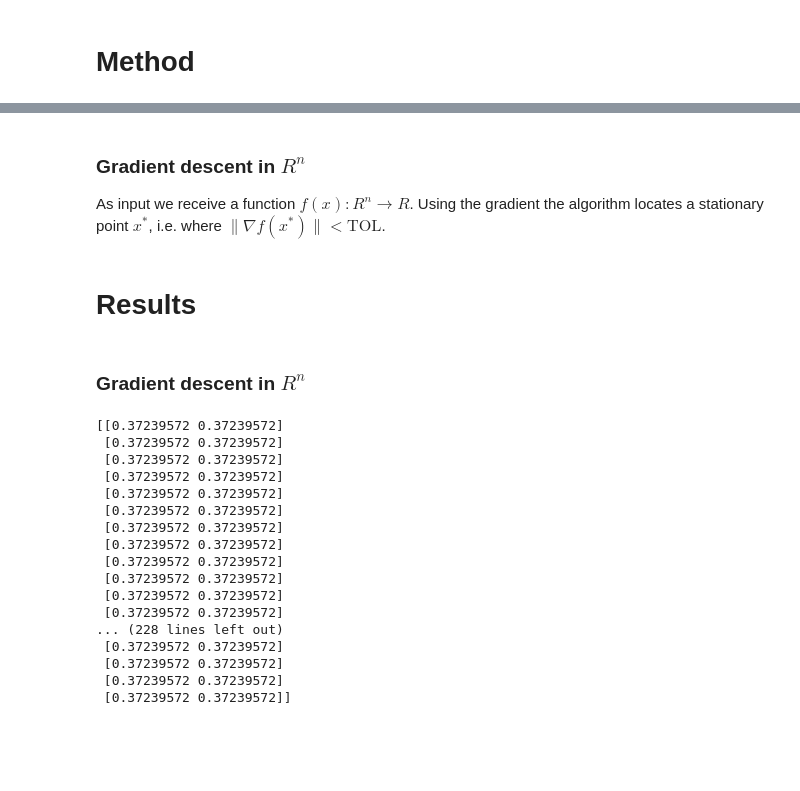
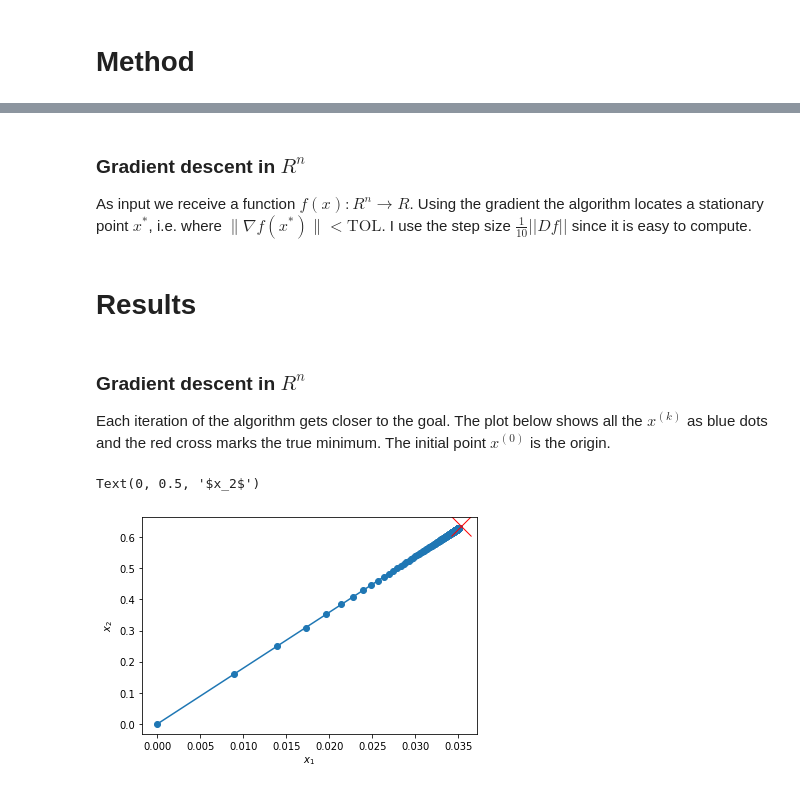
Before and after one commit to johanhoffman/DD2363_VT21, a Jupyter notebook: Lab_7/jacwah_lab7.ipynb, the cells around one changed output, grey strips where cells are left out. Cells and saved outputs as stored; diff of their text form; code cells hidden in the pictures; blank space fills up the shorter version.

```diff
--- a/Lab_7/jacwah_lab7.ipynb
+++ b/Lab_7/jacwah_lab7.ipynb
@@ -46,16 +57,5 @@ $\displaystyle P(x) = \sum_{i=0}^{n-1} a_i x_i^i.$
 # %%
 TOL = 1e-2
-
-class Poly:
-    def __init__(self, coef):
-        self.coef = coef
-        self.n = len(coef)
-
-    def __call__(self, x):
-        return sum(self.coef[i]*x[i]**i for i in range(self.n))
-
-    def grad(self, x):
-        return sum(self.coef[i]*i*x[i]**(i-1) for i in range(self.n))
 
 class SOS:
     def __init__(self, x0):
@@ -66,11 +66,11 @@ class SOS:
         return sum((x[i]-self.x0[i])**2 for i in range(self.n))
 
     def grad(self, x):
-        return sum(2*(x[i]-self.x0[i]) for i in range(self.n))
+        return np.array([2*(x[i]-self.x0[i]) for i in range(self.n)])
 # %% [markdown]
 ### Gradient descent in $R^n$
 
-As input we receive a function $f(x): R^n \rightarrow R$. Using the gradient the algorithm locates a stationary point $x^*$, i.e. where $\|\nabla f(x^*)\| < \text{TOL}$.
+As input we receive a function $f(x): R^n \rightarrow R$. Using the gradient the algorithm locates a stationary point $x^*$, i.e. where $\|\nabla f(x^*)\| < \text{TOL}$. I use the step size $\frac{1}{10}||Df||$ since it is easy to compute.
 # %%
 def gradient_descent_steps(f):
     x = np.zeros(f.n)
@@ -80,7 +80,7 @@ def gradient_descent_steps(f):
         if np.linalg.norm(Df) <= TOL:
             break
         alpha = get_step_length(f, Df, x)
-        x -= alpha * Df
+        x = x - alpha * Df
         steps.append(x)
     return np.array(steps)
 
@@ -91,28 +91,21 @@ def get_step_length(f, Df, x):
     return np.linalg.norm(Df)*0.1
 # %% [markdown]
 # **Results**
-# %% [markdown]
-### Gradient descent in $R^n$
+# %% [markdown]
+### Gradient descent in $R^n$
+
+Each iteration of the algorithm gets closer to the goal. The plot below shows all the $x^{(k)}$ as blue dots and the red cross marks the true minimum. The initial point $x^{(0)}$ is the origin.
 # %%
 x0 = np.random.rand(2)
 f = SOS(x0)
+assert f(x0) == 0
 xs = gradient_descent_steps(f)
-print(xs)
+
+plt.plot(xs[:,0], xs[:,1], '-o')
+plt.plot([x0[0]], [x0[1]], marker='x', c='red', markersize=20)
+
+plt.xlabel('$x_1$')
+plt.ylabel('$x_2$')
 # %% [output]
-[[0.37239572 0.37239572]
- [0.37239572 0.37239572]
- [0.37239572 0.37239572]
- [0.37239572 0.37239572]
- [0.37239572 0.37239572]
- [0.37239572 0.37239572]
- [0.37239572 0.37239572]
- [0.37239572 0.37239572]
- [0.37239572 0.37239572]
- [0.37239572 0.37239572]
- [0.37239572 0.37239572]
- [0.37239572 0.37239572]
-... (228 lines left out)
- [0.37239572 0.37239572]
- [0.37239572 0.37239572]
- [0.37239572 0.37239572]
- [0.37239572 0.37239572]]
+Text(0, 0.5, '$x_2$')
+[figure, added]
```
Also changed, not shown: parts of 14 cells of this notebook.
